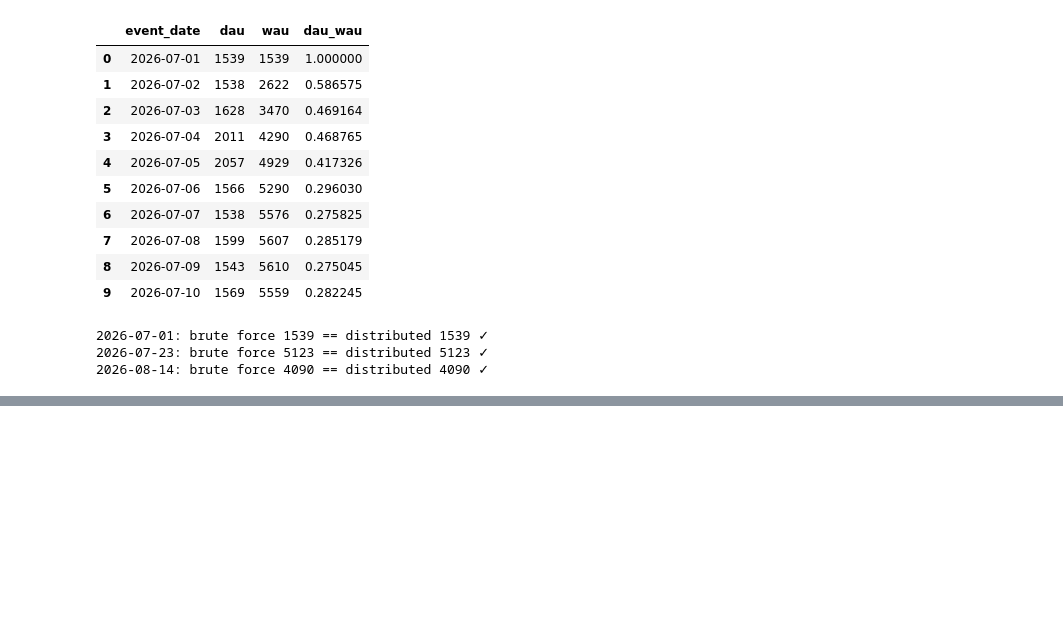
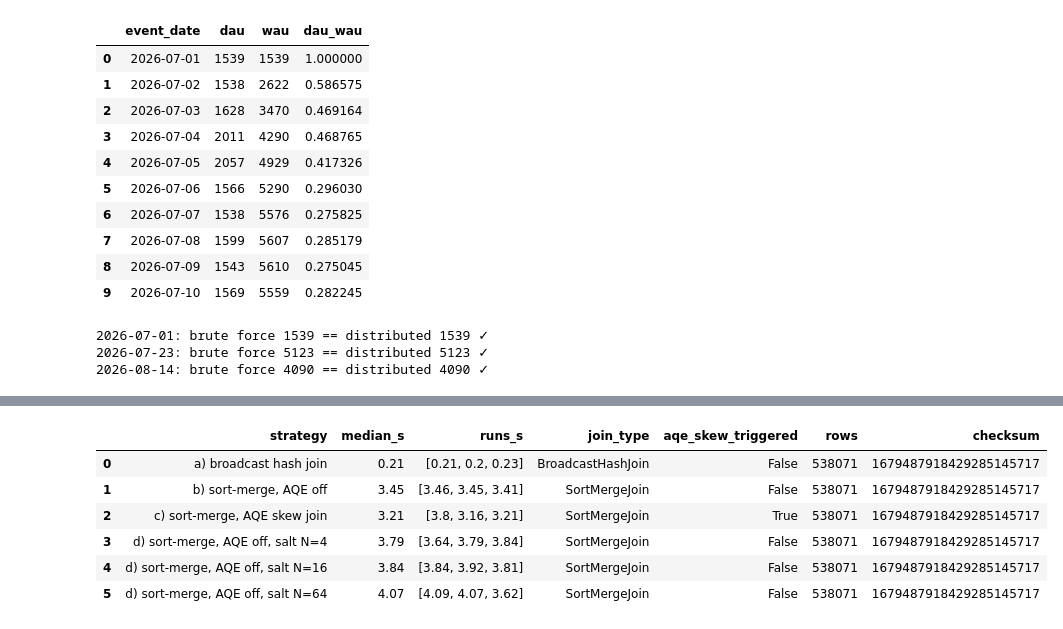
Before and after one commit to danaibaidullina/shopstream-spark, a Jupyter notebook: ibaidullina.ipynb, the cells around one changed output, grey strips where cells are left out. Saved outputs shown, nothing was run; the diff lists cells and outputs as text; code cells hidden in the pictures; blank space fills up the shorter version.

```diff
--- a/ibaidullina.ipynb
+++ b/ibaidullina.ipynb
@@ -923,0 +1013,13 @@ for d in days:
+# %%
+def join_plain():     return silver_d.join(users_d, "user_id")
+def join_broadcast(): return silver_d.join(F.broadcast(users_d), "user_id")
+
+AQE_OFF = {"spark.sql.adaptive.enabled": "false"}
+
+def run_with_final_plan(df):
+    """Выполняет checksum(df) и возвращает (результат, ФИНАЛЬНЫЙ план).
+    Важно: collect() вызывается у самого chk — только тогда AQE строит финальный план
+    (first() создал бы новый запрос, и мы бы увидели план "до выполнения")."""
+    chk = checksum(df)
+    res = chk.collect()[0]
+    return res, plan_text(chk)
@@ -923,0 +1069,35 @@ for d in days:
+# %%
+experiments = [
+    ("a) broadcast hash join",            AQE_OFF,  join_broadcast),
+    ("b) sort-merge, AQE off",            AQE_OFF,  join_plain),
+    ("c) sort-merge, AQE skew join",      AQE_SKEW, join_plain),
+    ("d) sort-merge, AQE off, salt N=4",  AQE_OFF,  lambda: join_salted(4)),
+    ("d) sort-merge, AQE off, salt N=16", AQE_OFF,  lambda: join_salted(16)),
+    ("d) sort-merge, AQE off, salt N=64", AQE_OFF,  lambda: join_salted(64)),
+]
+
+rows = []
+for i, (name, settings, make_join) in enumerate(experiments):
+    with spark_conf(settings):
+        med, ts = bench(lambda: force(make_join()))
+        res, plan = run_with_final_plan(make_join())        # доказательство из финального плана
+    open(f"{RESULTS}/D2_plan_{i}.txt", "w").write(f"-- {name}\n{plan}")
+    rows.append({"strategy": name, "median_s": round(med, 2), "runs_s": [round(t, 2) for t in ts],
+                 "join_type": "BroadcastHashJoin" if "BroadcastHashJoin" in plan else "SortMergeJoin",
+                 "aqe_skew_triggered": "skew=true" in plan,
+                 "rows": res["rows"], "checksum": str(res["checksum"])})
+
+d2 = pd.DataFrame(rows)
+d2.to_csv(f"{RESULTS}/D2_join_matrix.csv", index=False)
+
+assert d2.loc[2, "aqe_skew_triggered"], "в (c) AQE skew join не сработал"
+assert d2["checksum"].nunique() == 1 and d2["rows"].nunique() == 1, "стратегии дали разные результаты!"
+d2
+# %% [output]
+|  | strategy | median_s | runs_s | join_type | aqe_skew_triggered | rows | checksum |
+| 0 | a) broadcast hash join | 0.21 | [0.21, 0.2, 0.23] | BroadcastHashJoin | False | 538071 | 1679487918429285145717 |
+| 1 | b) sort-merge, AQE off | 3.45 | [3.46, 3.45, 3.41] | SortMergeJoin | False | 538071 | 1679487918429285145717 |
+| 2 | c) sort-merge, AQE skew join | 3.21 | [3.8, 3.16, 3.21] | SortMergeJoin | True | 538071 | 1679487918429285145717 |
+| 3 | d) sort-merge, AQE off, salt N=4 | 3.79 | [3.64, 3.79, 3.84] | SortMergeJoin | False | 538071 | 1679487918429285145717 |
+| 4 | d) sort-merge, AQE off, salt N=16 | 3.84 | [3.84, 3.92, 3.81] | SortMergeJoin | False | 538071 | 1679487918429285145717 |
+| 5 | d) sort-merge, AQE off, salt N=64 | 4.07 | [4.09, 4.07, 3.62] | SortMergeJoin | False | 538071 | 1679487918429285145717 |
```
Also changed, not shown: parts of 10 cells of this notebook, 17 other files.
